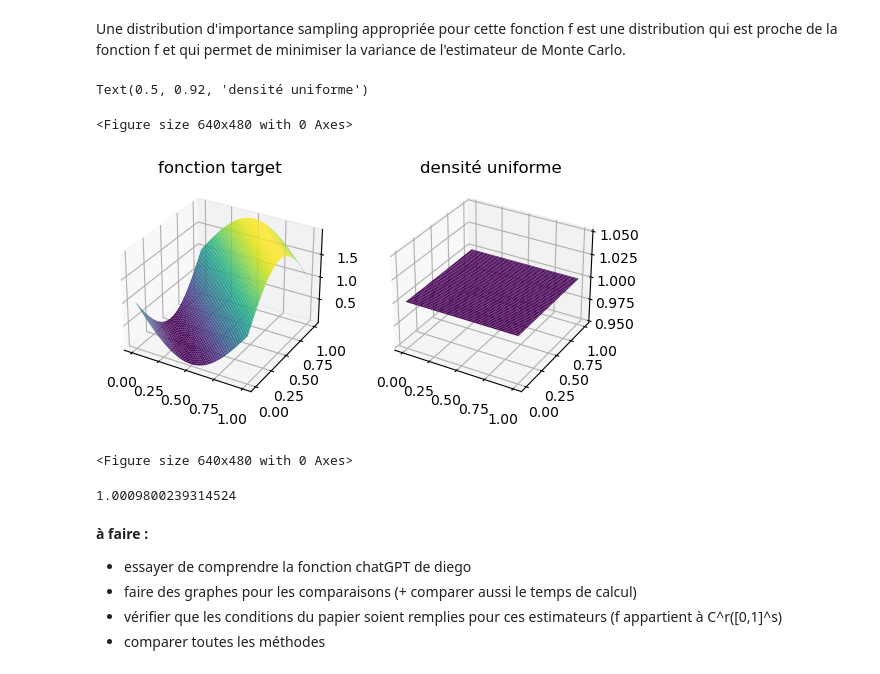
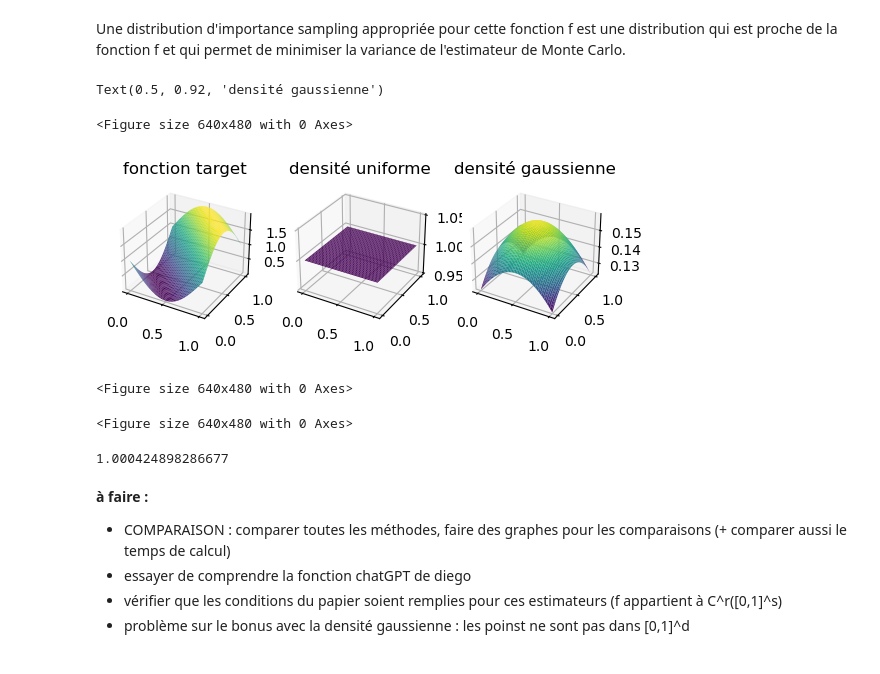
Before and after one commit to mchabrol/Monte-carlo, a Jupyter notebook: ProjetStrat.ipynb, the cells around one changed output. Cells and saved outputs as stored; diff of their text form; code cells hidden in the pictures.

Commit message:
travail sur la densité gaussienne

```diff
--- a/ProjetStrat.ipynb
+++ b/ProjetStrat.ipynb
@@ -261,40 +261,57 @@ def g(u, mu, sigma):
 # %%
+import numpy as np
+import matplotlib.pyplot as plt
+from mpl_toolkits.mplot3d import Axes3D
+from scipy.stats import multivariate_normal
+
 #visualisation des 2 densités
 x1 = np.linspace(0, 1, num=100)
 x2 = np.linspace(0, 1, num=100)
 X1, X2 = np.meshgrid(x1, x2)
 Z = f2D(X1, X2)
 fig = plt.figure()
-fig, (ax1, ax2) = plt.subplots(ncols=2, subplot_kw={'projection': '3d'})
+fig, (ax1, ax2, ax3) = plt.subplots(ncols=3, subplot_kw={'projection': '3d'})
 ax1.plot_surface(X1, X2, Z, cmap='viridis')
 ax1.set_title('fonction target')
 
 x1 = np.linspace(0, 1, num=100)
 x2 = np.linspace(0, 1, num=100)
 X1, X2 = np.meshgrid(x1, x2)
 Z = g2D(X1, X2)
 fig = plt.figure()
 ax2.plot_surface(X1, X2, Z, cmap='viridis')
 ax2.set_title('densité uniforme')
+
+mean = np.array([1/2,1/2])
+cov = np.eye(2)
+X1, X2 = np.meshgrid(np.linspace(0, 1, 100), np.linspace(0, 1, 100))
+pos = np.empty(X1.shape + (2,))
+pos[:, :, 0] = X1
+pos[:, :, 1] = X2
+Z = multivariate_normal.pdf(pos, mean=mean, cov=cov)
+fig = plt.figure()
+ax3.plot_surface(X1, X2, Z, cmap='viridis')
+ax3.set_title('densité gaussienne')
 # %% [output]
-Text(0.5, 0.92, 'densité uniforme')
+Text(0.5, 0.92, 'densité gaussienne')
 <Figure size 640x480 with 0 Axes>
-[figure, old version]
+[figure, new version]
 <Figure size 640x480 with 0 Axes>
+<Figure size 640x480 with 0 Axes>
 # %%
-from scipy.stats import multivariate_normal
+#avec la densité uniforme
 
-def generate_importance_sampling(N,d):
+def gen_uniform(N,d):
     mu = np.array([1/2]*d)
     sigma = np.eye(d)
     return(np.random.uniform(low=0, high=1, size=(N, d))) #genère des points aléatoires uniforme dans l'hypercube [0,1]^d
 
-def importance_sampling(f, g, N, d):
-    u = generate_importance_sampling(N,d)
+def importance_sampling_uniform(f, g, N, d):
+    u = gen_uniform(N,d)
     weights = f(u)/g(u)
     integral = np.sum(weights)/N
     return integral
 
-importance_sampling(f, g, N = 1000000, d = 2)
+importance_sampling_uniform(f, g, N = 1000000, d = 2)
 # %% [output]
-1.0009800239314524
+1.000424898286677
@@ -301,6 +341,6 @@ importance_sampling(f, g, N = 1000000, d = 2)
 # %% [markdown]
 **à faire :**
+- COMPARAISON : comparer toutes les méthodes, faire des graphes pour les comparaisons (+ comparer aussi le temps de calcul)
 - essayer de comprendre la fonction chatGPT de diego
-- faire des graphes pour les comparaisons (+ comparer aussi le temps de calcul)
 - vérifier que les conditions du papier soient remplies pour ces estimateurs (f appartient à C^r([0,1]^s)
-- comparer toutes les méthodes
+- problème sur le bonus avec la densité gaussienne : les poinst ne sont pas dans [0,1]^d
```
Also changed, not shown: parts of 13 cells of this notebook.
